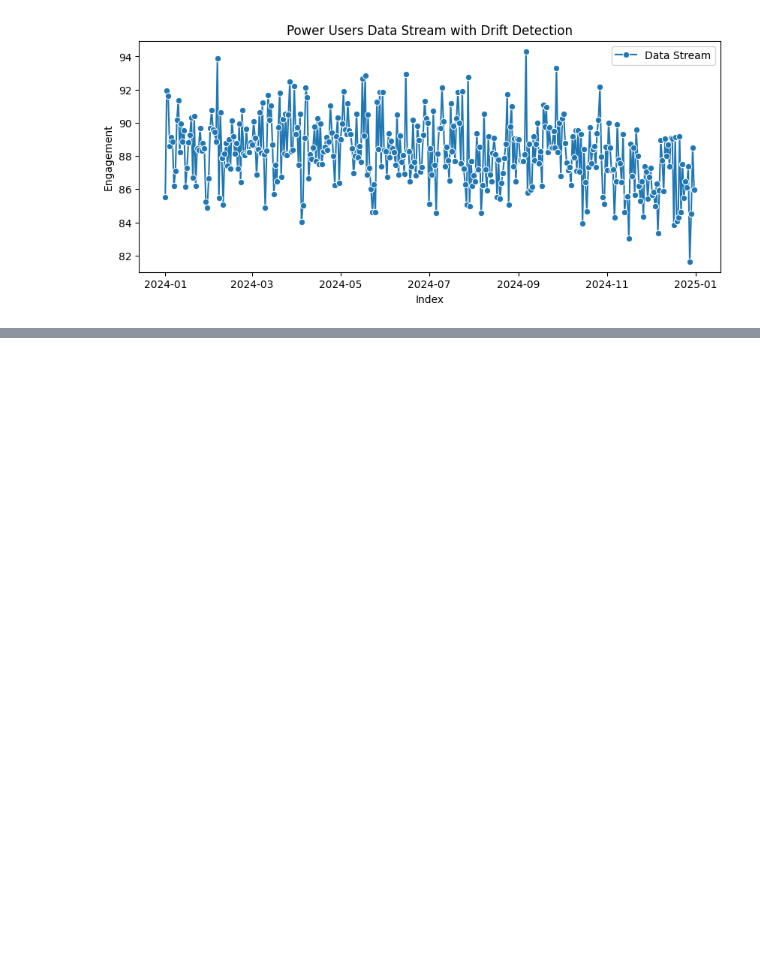
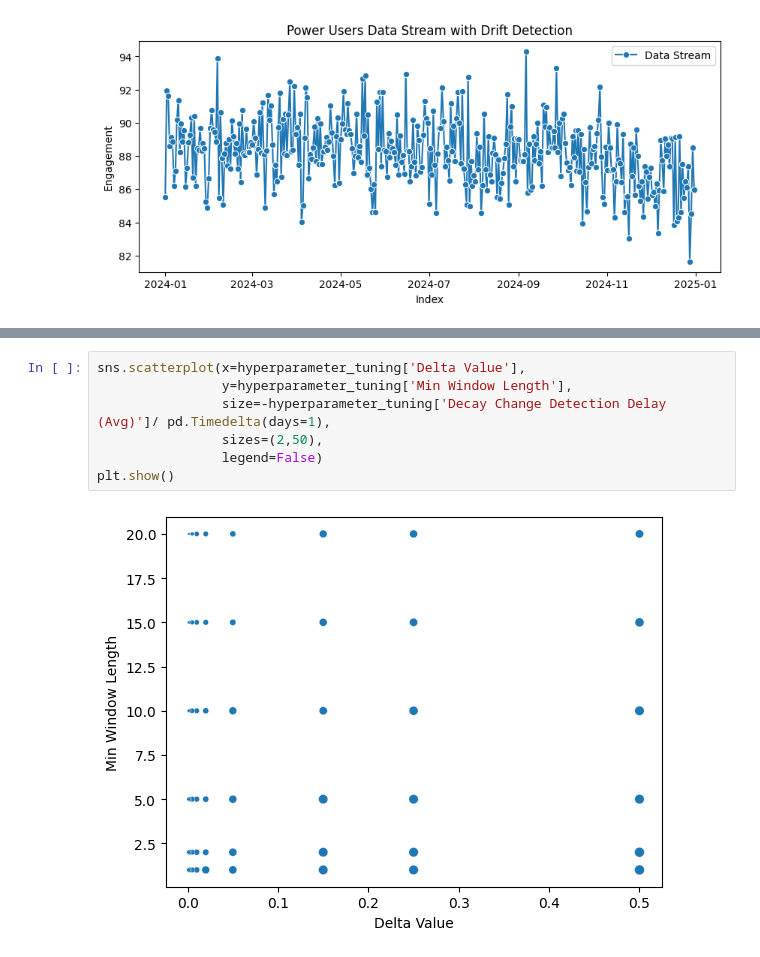
Before and after one commit to danieltabach/Drift-Detection, a Jupyter notebook: Victor Models/adwin.ipynb, the cells around one changed output, grey strips where cells are left out. Saved outputs shown, nothing was run; the diff lists cells and outputs as text; blank space fills up the shorter version.

```diff
--- a/Victor Models/adwin.ipynb
+++ b/Victor Models/adwin.ipynb
@@ -240,0 +262,9 @@ Change detected at index 330, input value: 84.32861766447058
+# %%
+sns.scatterplot(x=hyperparameter_tuning['Delta Value'],
+                y=hyperparameter_tuning['Min Window Length'],
+                size=-hyperparameter_tuning['Decay Change Detection Delay (Avg)']/ pd.Timedelta(days=1),
+                sizes=(2,50),
+                legend=False)
+plt.show()
+# %% [output]
+[figure, added]
```
Also changed, not shown: parts of 2 cells of this notebook.
